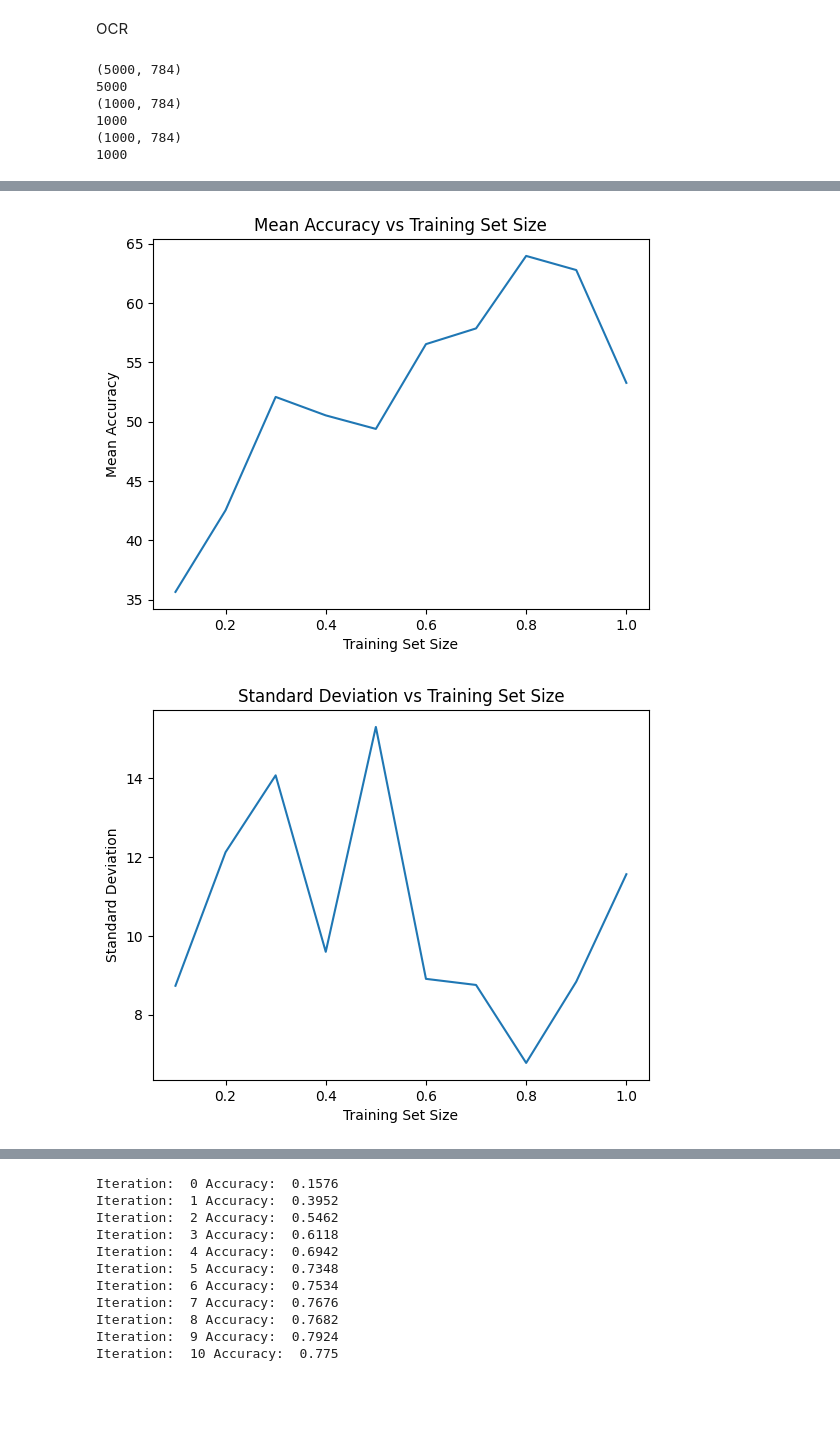
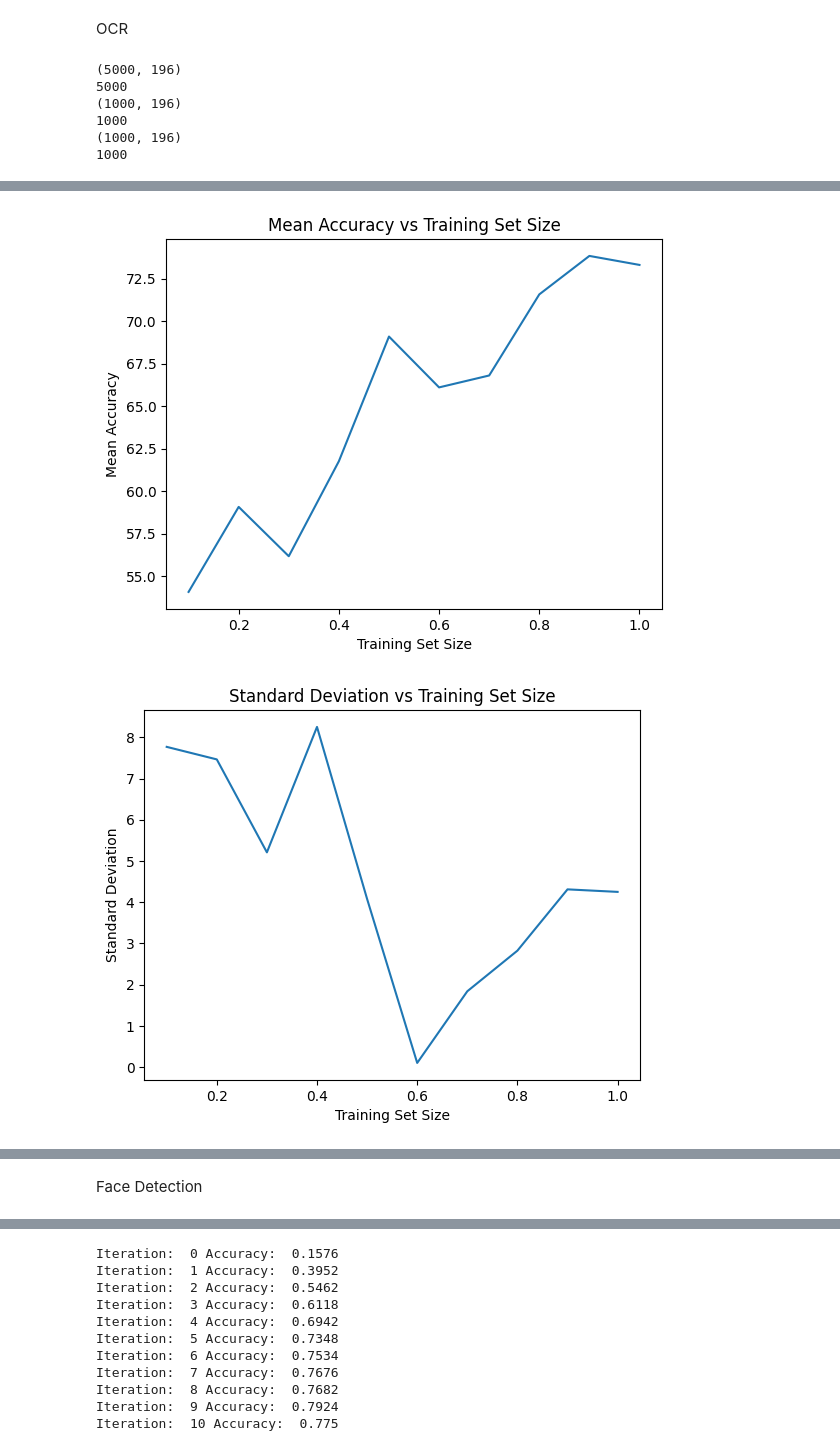
Before and after one commit to roshan3102/OCR-Face-Detection, a Jupyter notebook: TwoLayer.ipynb, the cells around one changed output, grey strips where cells are left out. Cells and saved outputs as stored; diff of their text form; code cells hidden in the pictures; blank space fills up the shorter version.

```diff
--- a/TwoLayer.ipynb
+++ b/TwoLayer.ipynb
@@ -183,14 +197,14 @@ OCRvalidLabel = "digitdata/validationlabels"
 
 OCRtestImg = "digitdata/testimages"
 OCRtestLabel = "digitdata/testlabels"
-
+"""
 X_train_Ocr, Y_train_Ocr = OCR_raw_data(OCRtrainImg, OCRtrainLabel)
-
-
 X_valid_Ocr, Y_valid_Ocr = OCR_raw_data(OCRvalidImg, OCRvalidLabel)
-
-
 X_test_Ocr, Y_test_Ocr = OCR_raw_data(OCRtestImg, OCRtestLabel)
+"""
+X_train_Ocr, Y_train_Ocr = OCR_feature_data(OCRtrainImg, OCRtrainLabel, 2, 2)
+X_valid_Ocr, Y_valid_Ocr = OCR_feature_data(OCRvalidImg, OCRvalidLabel, 2, 2)
+X_test_Ocr, Y_test_Ocr= OCR_feature_data(OCRtestImg, OCRtestLabel, 2, 2)
 
 
 print(X_train_Ocr.shape)
@@ -200,11 +214,11 @@ print(len(Y_valid_Ocr))
 print(X_test_Ocr.shape)
 print(len(Y_test_Ocr))
 # %% [output]
-(5000, 784)
+(5000, 196)
 5000
-(1000, 784)
+(1000, 196)
 1000
-(1000, 784)
+(1000, 196)
 1000
 # %%
 timesOcrArr = []
@@ -212,7 +226,7 @@ meanAccOcrArr = []
 stdAccOcrArr = []
 for n in training_sets:
     print(f'Training set size: {n*100:.0f}%')
-    meanAccOcr, stdAccOcr, timeOcr, model = OneNNSet(X_train_Ocr, Y_train_Ocr, X_valid_Ocr, Y_valid_Ocr, 0.01, 128, 10, 20, n)
+    meanAccOcr, stdAccOcr, timeOcr, model = OneNNSet(X_train_Ocr, Y_train_Ocr, X_valid_Ocr, Y_valid_Ocr, X_test_Ocr, Y_test_Ocr, 0.1, 128, 10, 50, n ,3)
     timesOcrArr.append(timeOcr)
     meanAccOcrArr.append(meanAccOcr)
     stdAccOcrArr.append(stdAccOcr)
@@ -256,2 +270,2 @@ Standard Deviation OCR Accuracy: 11.56%
-[figure, old version]
+[figure, new version]
-[figure, old version]
+[figure, new version]
@@ -258,0 +273,2 @@ Standard Deviation OCR Accuracy: 11.56%
+# %% [markdown]
+Face Detection
```
Also changed, not shown: parts of 5 cells of this notebook, 2 other files.
